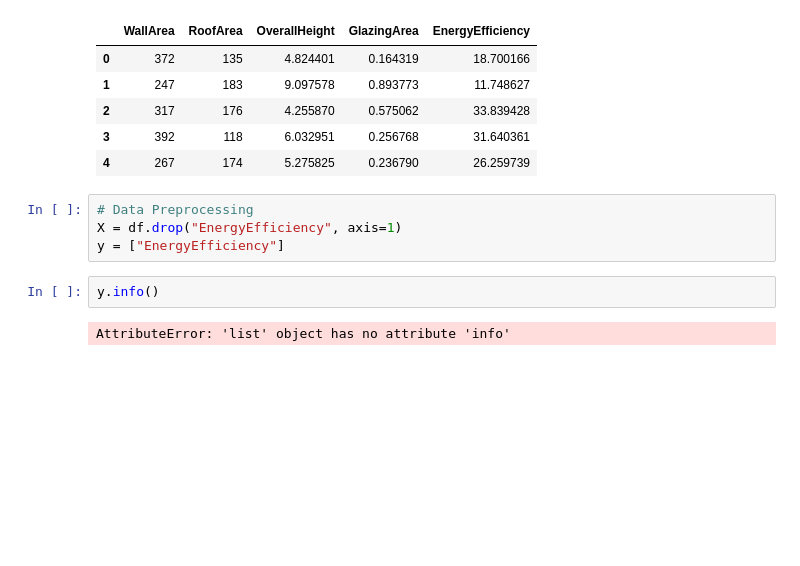
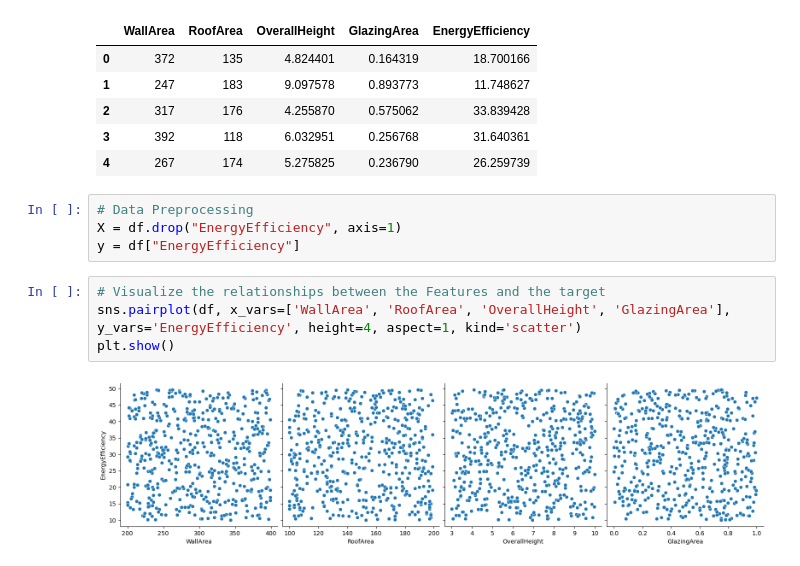
Before and after one commit to Hiida3li/Udacity-workspace, a Jupyter notebook: supervised_tst.ipynb, the cells around one changed output. Drawn from its saved outputs; the diff is of its cells as text; blank space fills up the shorter version.

```diff
--- a/supervised_tst.ipynb
+++ b/supervised_tst.ipynb
@@ -33,8 +33,10 @@ df.head(5)
 # %%
 # Data Preprocessing
 X = df.drop("EnergyEfficiency", axis=1)
-y = ["EnergyEfficiency"]
+y = df["EnergyEfficiency"]
-# %%
-y.info()
-# %% [output]
-AttributeError: 'list' object has no attribute 'info'
+# %%
+# Visualize the relationships between the Features and the target
+sns.pairplot(df, x_vars=['WallArea', 'RoofArea', 'OverallHeight', 'GlazingArea'], y_vars='EnergyEfficiency', height=4, aspect=1, kind='scatter')
+plt.show()
+# %% [output]
+[figure, added]
```
